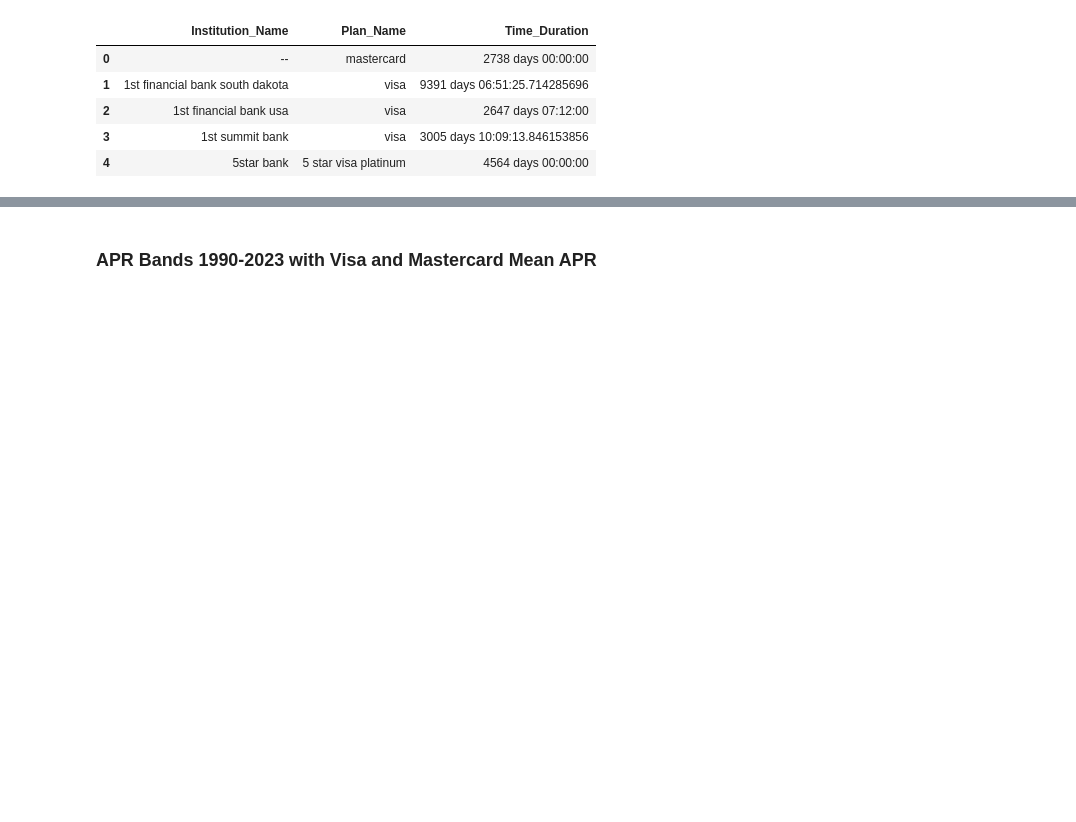
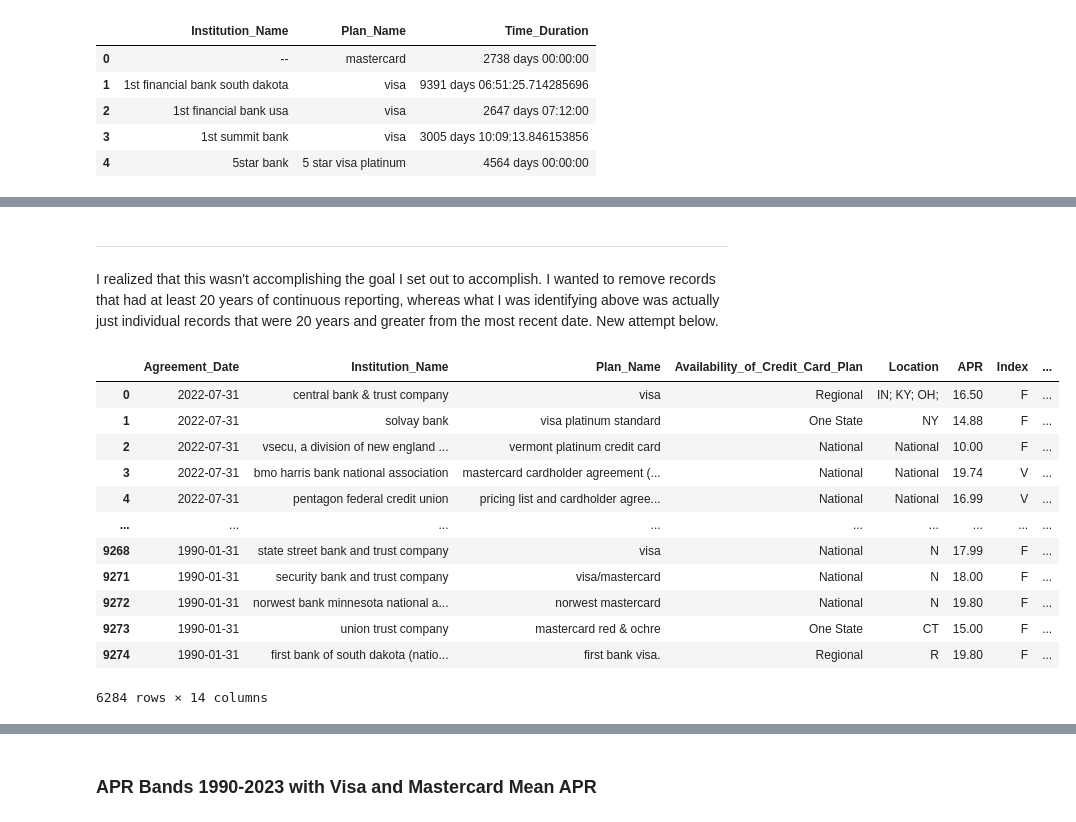
Before and after one commit to DanielGroneberg/TOP_project, a Jupyter notebook: code/CFPB_Data.ipynb, the cells around one changed output, grey strips where cells are left out. Cells and saved outputs as stored; diff of their text form; code cells hidden in the pictures; blank space fills up the shorter version.

```diff
--- a/code/CFPB_Data.ipynb
+++ b/code/CFPB_Data.ipynb
@@ -916,0 +940,2 @@ Luckily about 95 records that have 32 years of records
+# %%
+test["Years"] = test["Time_Duration"].apply(lambda x: x.days // 365)
@@ -916,0 +967,23 @@ Luckily about 95 records that have 32 years of records
+# %% [markdown]
+----
+# %% [markdown]
+I realized that this wasn't accomplishing the goal I set out to accomplish. I wanted to remove records that had at least 20 years of continuous reporting, whereas what I was identifying above was actually just individual records that were 20 years and greater from the most recent date. New attempt below.
+# %%
+# save a group by so that we can use the combinations of Instutition Name and Plan Name as a primary key
+grouped = test.groupby(["Institution_Name","Plan_Name"])
+# %%
+grouped.head()
+# %% [output]
+|  | Agreement_Date | Institution_Name | Plan_Name | Availability_of_Credit_Card_Plan | Location | APR | Index | ... |
+| 0 | 2022-07-31 | central bank & trust company | visa | Regional | IN; KY; OH; | 16.50 | F | ... |
+| 1 | 2022-07-31 | solvay bank | visa platinum standard | One State | NY | 14.88 | F | ... |
+| 2 | 2022-07-31 | vsecu, a division of new england ... | vermont platinum credit card | National | National | 10.00 | F | ... |
+| 3 | 2022-07-31 | bmo harris bank national association | mastercard cardholder agreement (... | National | National | 19.74 | V | ... |
+| 4 | 2022-07-31 | pentagon federal credit union | pricing list and cardholder agree... | National | National | 16.99 | V | ... |
+| ... | ... | ... | ... | ... | ... | ... | ... | ... |
+| 9268 | 1990-01-31 | state street bank and trust company | visa | National | N | 17.99 | F | ... |
+| 9271 | 1990-01-31 | security bank and trust company | visa/mastercard | National | N | 18.00 | F | ... |
+| 9272 | 1990-01-31 | norwest bank minnesota national a... | norwest mastercard | National | N | 19.80 | F | ... |
+| 9273 | 1990-01-31 | union trust company | mastercard red & ochre | One State | CT | 15.00 | F | ... |
+| 9274 | 1990-01-31 | first bank of south dakota (natio... | first bank visa. | Regional | R | 19.80 | F | ... |
+6284 rows × 14 columns
```
Also changed, not shown: parts of 22 cells of this notebook.
